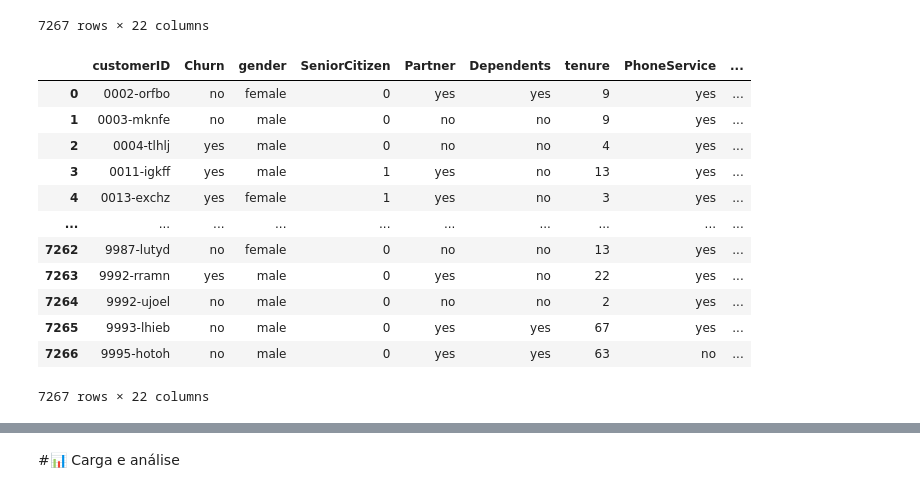
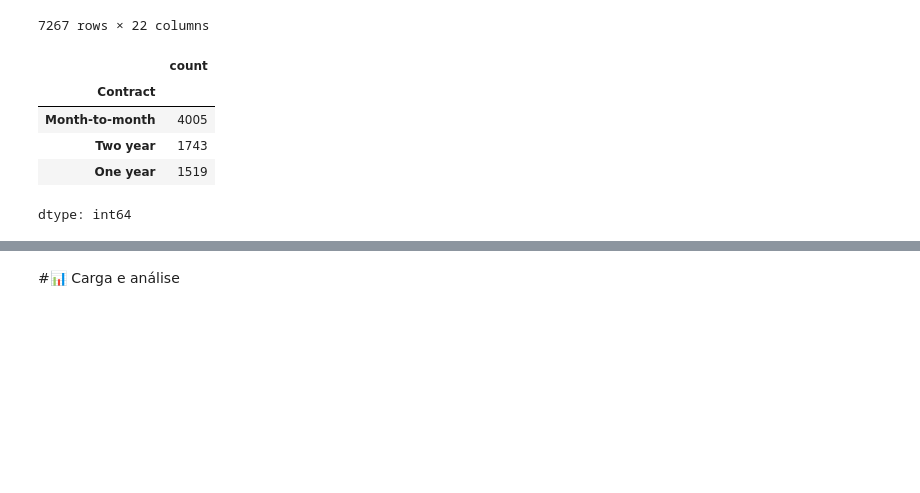
Before and after one commit to devFari/Challenge_Telecom_X, a Jupyter notebook: TelecomX_BR.ipynb, the cells around one changed output, grey strips where cells are left out. Cells and saved outputs as stored; diff of their text form; code cells hidden in the pictures; blank space fills up the shorter version.

```diff
--- a/TelecomX_BR.ipynb
+++ b/TelecomX_BR.ipynb
@@ -80,22 +80,19 @@ df
 | 7266 | 9995-HOTOH | No | Male | 0 | Yes | Yes | 63 | No | ... |
 7267 rows × 22 columns
 # %%
-for coluna in df.columns:
-    if df[coluna].dtype == 'object':
-        df[coluna] = df[coluna].str.lower()
+#for coluna in df.columns:
+#    if df[coluna].dtype == 'object':
+#        df[coluna] = df[coluna].str.lower()
 
-df
+#df
-# %% [output]
-|  | customerID | Churn | gender | SeniorCitizen | Partner | Dependents | tenure | PhoneService | ... |
-| 0 | 0002-orfbo | no | female | 0 | yes | yes | 9 | yes | ... |
-| 1 | 0003-mknfe | no | male | 0 | no | no | 9 | yes | ... |
-| 2 | 0004-tlhlj | yes | male | 0 | no | no | 4 | yes | ... |
-| 3 | 0011-igkff | yes | male | 1 | yes | no | 13 | yes | ... |
-| 4 | 0013-exchz | yes | female | 1 | yes | no | 3 | yes | ... |
-| ... | ... | ... | ... | ... | ... | ... | ... | ... | ... |
-| 7262 | 9987-lutyd | no | female | 0 | no | no | 13 | yes | ... |
-| 7263 | 9992-rramn | yes | male | 0 | yes | no | 22 | yes | ... |
-| 7264 | 9992-ujoel | no | male | 0 | no | no | 2 | yes | ... |
-| 7265 | 9993-lhieb | no | male | 0 | yes | yes | 67 | yes | ... |
-| 7266 | 9995-hotoh | no | male | 0 | yes | yes | 63 | no | ... |
-7267 rows × 22 columns
+# %%
+#calculo dos tipo sde contrato
+contratos = df['Contract'].value_counts()
+contratos
+# %% [output]
+|  | count |
+| Contract |  |
+| Month-to-month | 4005 |
+| Two year | 1743 |
+| One year | 1519 |
+dtype: int64
```
Also changed, not shown: parts of 4 cells of this notebook.
